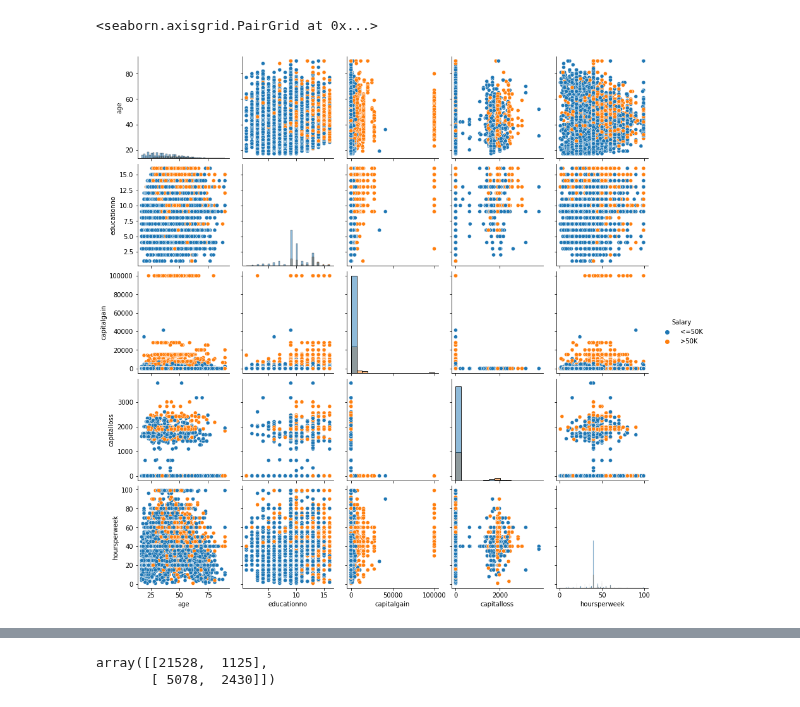
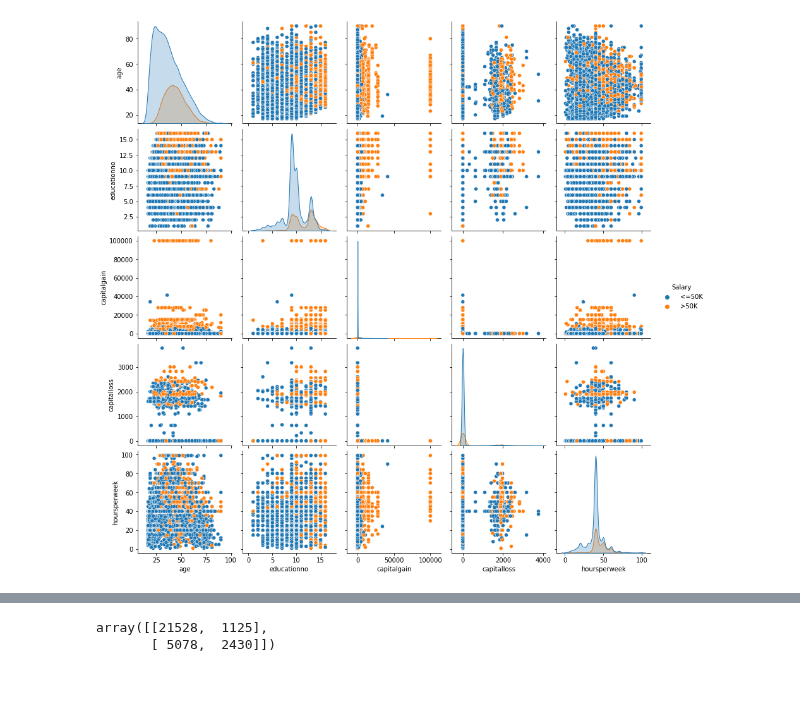
Before and after one commit to Bhavin52/Assignment, a Jupyter notebook: Naive_Bayes_Q1.ipynb, the cells around one changed output, grey strips where cells are left out. Saved outputs shown, nothing was run; the diff lists cells and outputs as text; code cells hidden in the pictures.

```diff
--- a/Naive_Bayes_Q1.ipynb
+++ b/Naive_Bayes_Q1.ipynb
@@ -9,7 +10,7 @@ salary_train = pd.read_csv("/content/SalaryData_Test.csv")
 salary_test = pd.read_csv("/content/SalaryData_Train.csv")
 string_columns=["workclass","education","maritalstatus","occupation","relationship","race","sex","native"]
 # %%
-sns.pairplot(salary_train, hue="Salary", diag_kind="hist")
+sns.pairplot(salary_train, hue='Salary')
+plt.show()
 # %% [output]
-<seaborn.axisgrid.PairGrid at 0x...>
-[figure, old version]
+[figure, new version]
```
Also changed, not shown: parts of 2 cells of this notebook.
